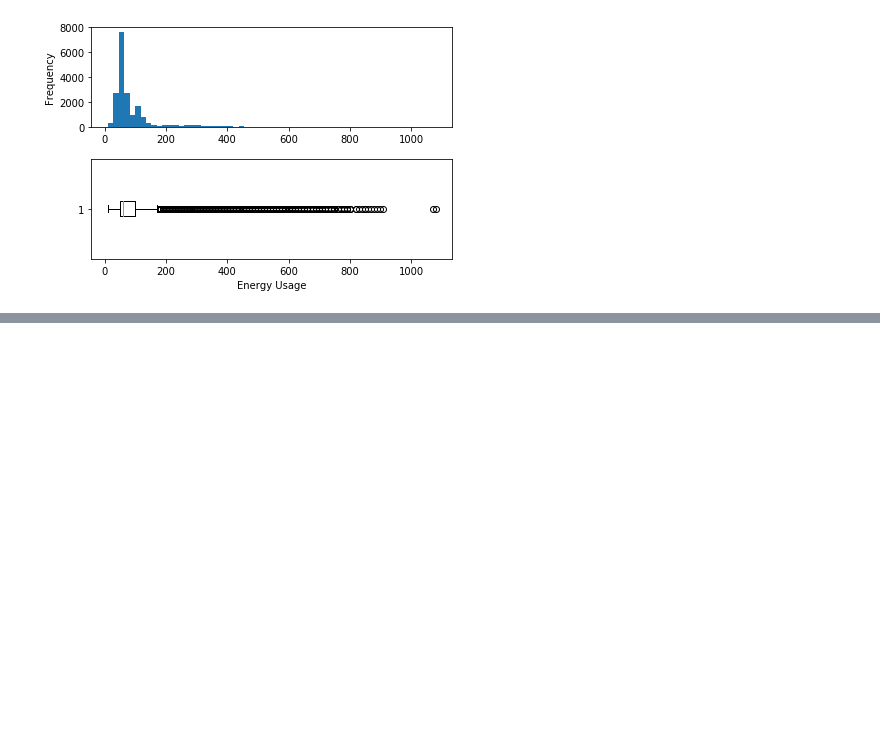
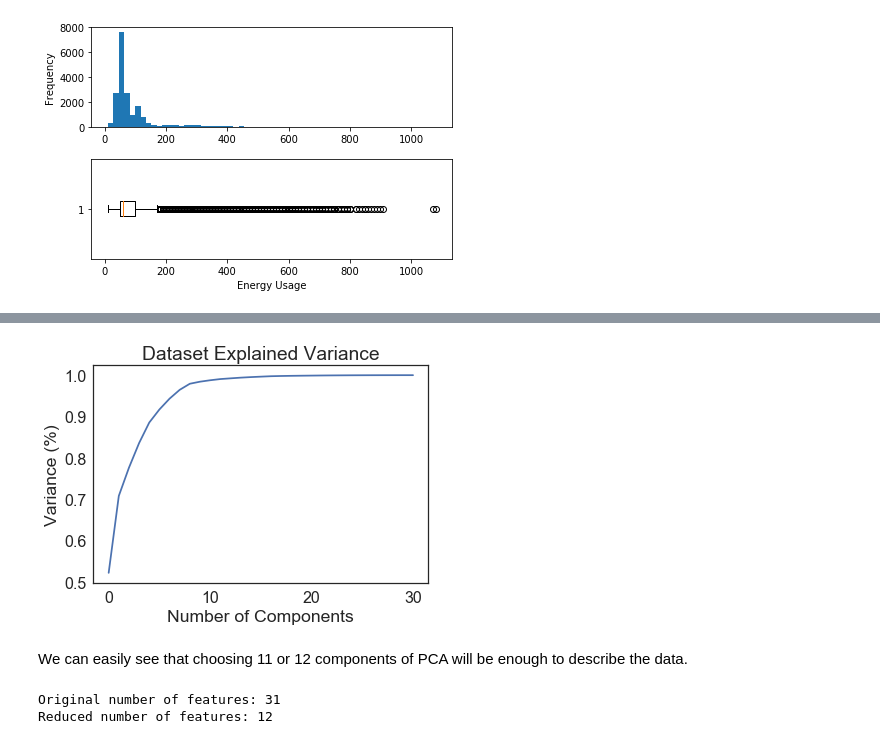
Before and after one commit to AidinFerdowsi/Appliance-energy-prediction, a Jupyter notebook: data_visualization.ipynb, the cells around one changed output, grey strips where cells are left out. Saved outputs shown, nothing was run; the diff lists cells and outputs as text; code cells hidden in the pictures; blank space fills up the shorter version.

```diff
--- a/data_visualization.ipynb
+++ b/data_visualization.ipynb
@@ -104,0 +137,11 @@ plt.tight_layout()
+# %%
+plt.figure()
+plt.plot(np.cumsum(pca.explained_variance_ratio_))
+plt.xlabel('Number of Components')
+plt.ylabel('Variance (%)') #for each component
+plt.title('Dataset Explained Variance')
+plt.show()
+# %% [output]
+[figure, added]
+# %% [markdown]
+We can easily see that choosing 11 or 12 components of PCA will be enough to describe the data.
@@ -104,0 +155,6 @@ plt.tight_layout()
+# %%
+print('Original number of features:', len(dfX.columns))
+print('Reduced number of features:', len(df_pca.columns))
+# %% [output]
+Original number of features: 31
+Reduced number of features: 12
```
Also changed, not shown: parts of 6 cells of this notebook, 1 other file.
